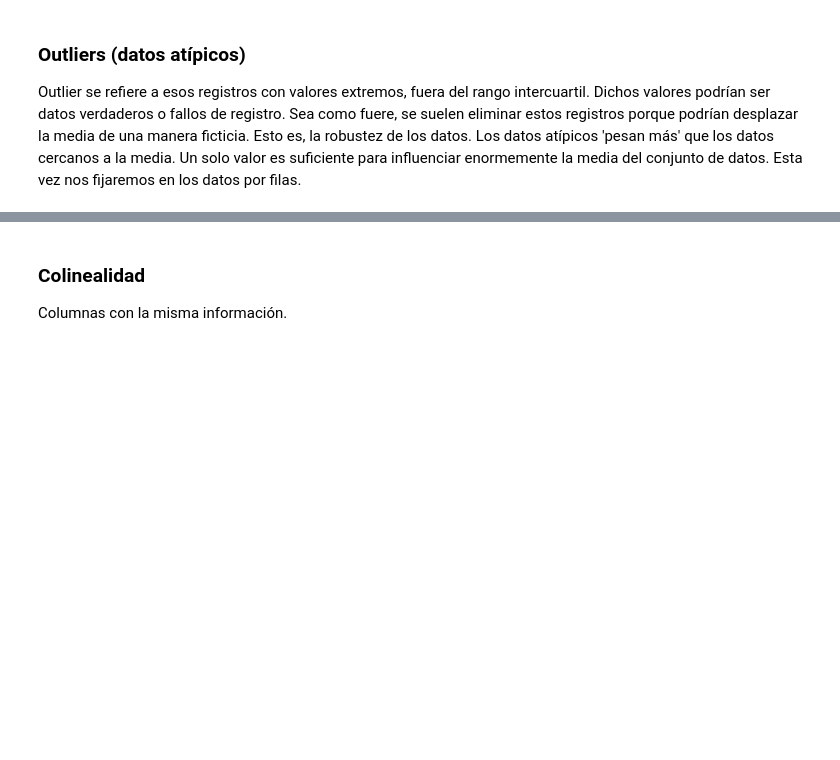
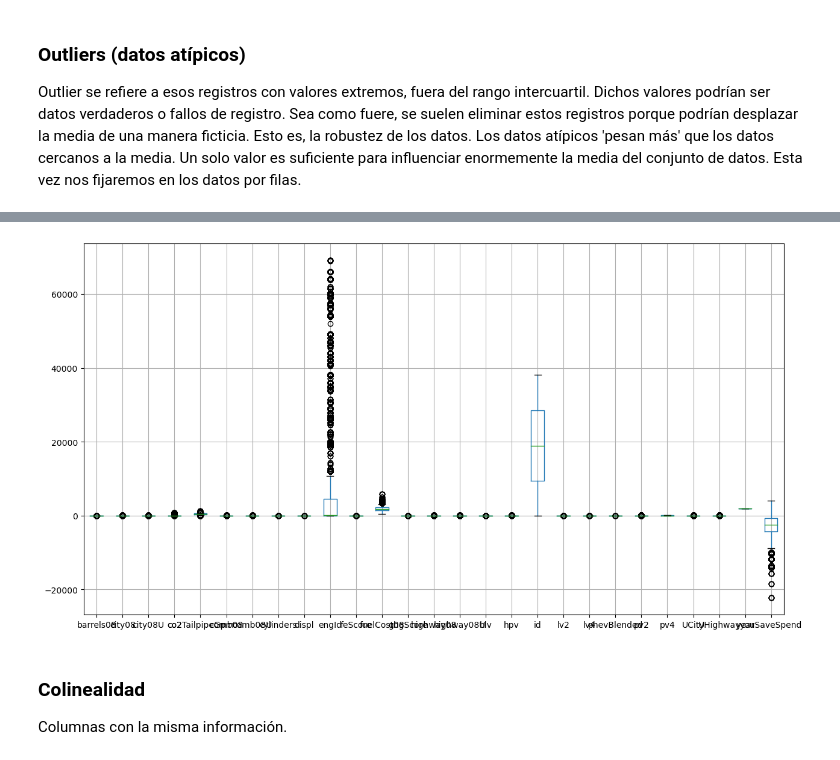
Before and after one commit to Ironhack-Data-Madrid-Julio-2023/apuntes_clase, a Jupyter notebook: semana_2/3.1 - Data Cleaning.ipynb, the cells around one changed output, grey strips where cells are left out. Drawn from its saved outputs; the diff is of its cells as text; code cells hidden in the pictures; blank space fills up the shorter version.

```diff
--- a/semana_2/3.1 - Data Cleaning.ipynb
+++ b/semana_2/3.1 - Data Cleaning.ipynb
@@ -286,3 +495,7 @@ Outlier se refiere a esos registros con valores extremos, fuera del rango interc
+# %%
+df.boxplot(figsize=(15, 8));
+# %% [output]
+[figure, added]
 # %% [markdown]
 ### Colinealidad
 
```
Also changed, not shown: parts of 30 cells of this notebook.
